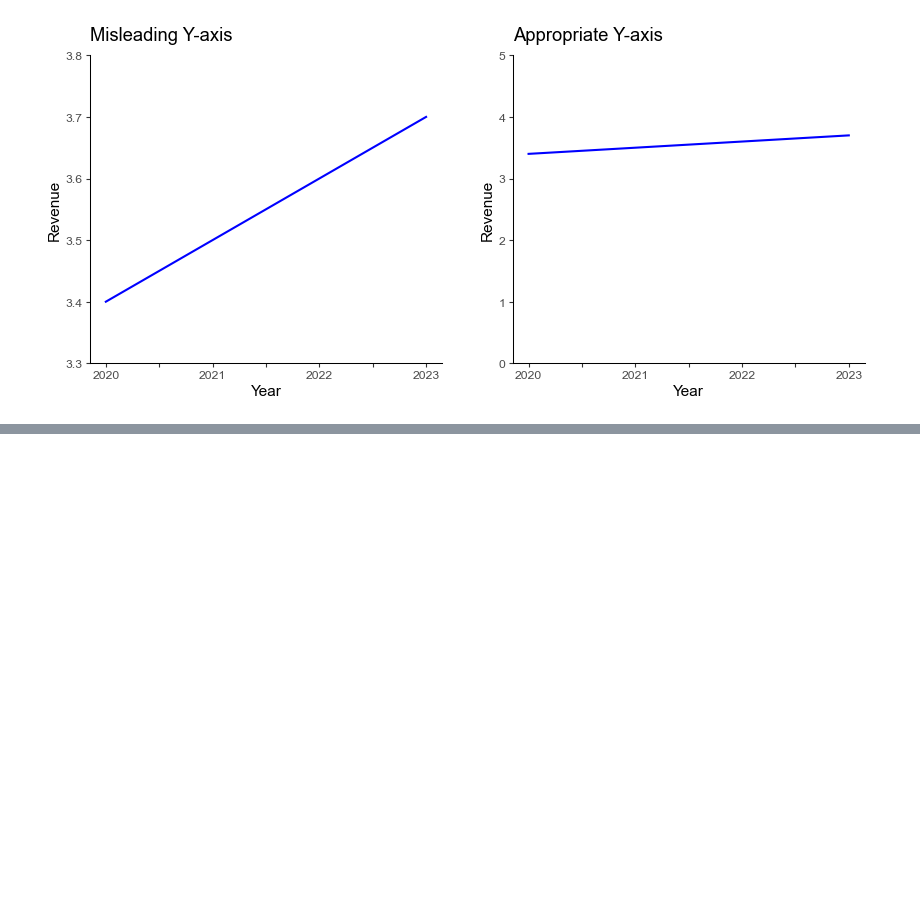
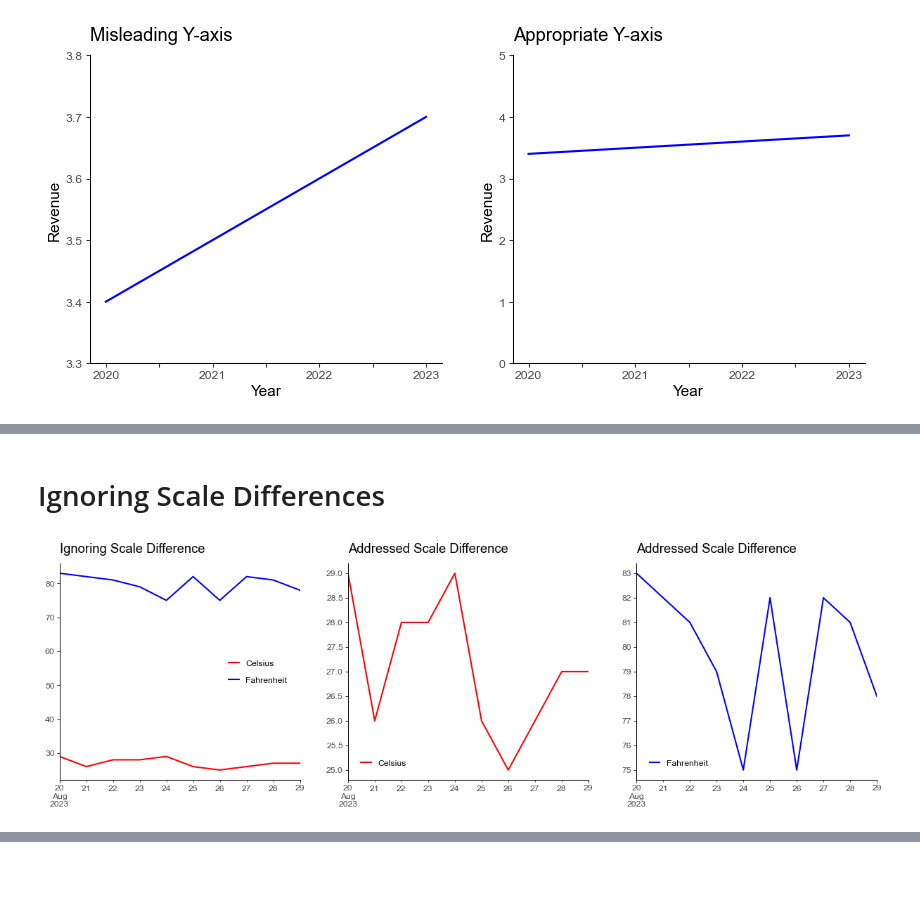
Before and after one commit to smortezah/portfolio, a Jupyter notebook: data-visualization/pitfalls/pitfalls.ipynb, the cells around one changed output, grey strips where cells are left out. Cells and saved outputs as stored; diff of their text form; code cells hidden in the pictures; blank space fills up the shorter version.

Commit message:
Add examples

```diff
--- a/data-visualization/pitfalls/pitfalls.ipynb
+++ b/data-visualization/pitfalls/pitfalls.ipynb
@@ -116,0 +153,39 @@ plt.show()
+# %% [markdown]
+# Ignoring Scale Differences
+# %%
+# Data
+np.random.seed(SEED)
+n_points = 10
+df = pd.DataFrame(
+    {
+        "Celsius": np.random.randint(25, 31, n_points),
+        "Fahrenheit": np.random.randint(75, 85, n_points)
+    },
+    index=pd.date_range(start="2023-08-20", periods=n_points, freq="D"),
+)
+
+# Plot
+fig, ax = plt.subplots(nrows=1, ncols=3, figsize=(15, 4))
+
+# Bad Example
+df.plot(title="Ignoring Scale Difference", color=["red", "blue"], ax=ax[0])
+
+# Good Example
+df["Celsius"].plot(
+    title="Addressed Scale Difference",
+    color="red",
+    ax=ax[1],
+).legend(loc="lower left")
+
+df["Fahrenheit"].plot(
+    title="Addressed Scale Difference",
+    color="blue",
+    ax=ax[2],
+).legend(loc="lower left")
+
+# Save plot
+plt.savefig("image/scale.png", bbox_inches="tight", dpi=200)
+
+plt.show()
+# %% [output]
+[figure, added]
```
Also changed, not shown: parts of 16 cells of this notebook.
